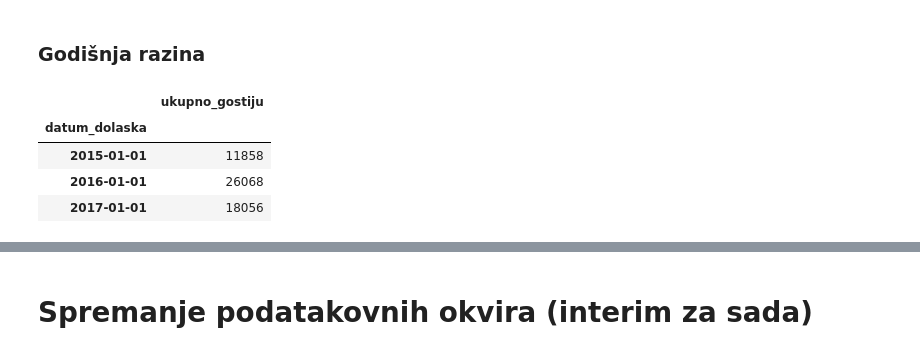
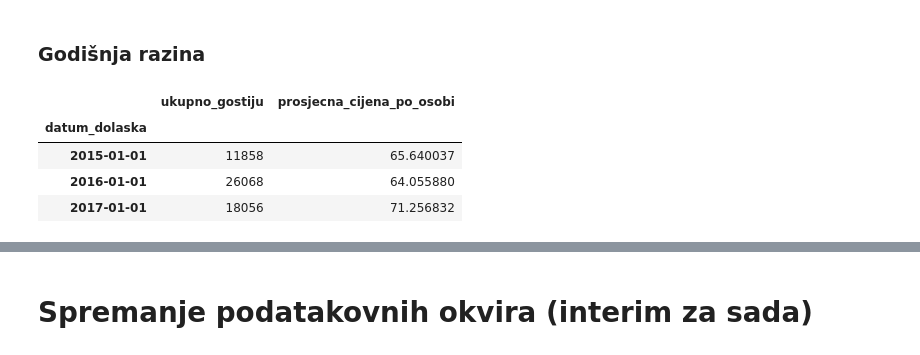
Before and after one commit to MarkoHaralovic/Prediction-of-Hotel-Occupancy, a Jupyter notebook: prediction-of-hotel-occupancy/notebooks/data_preprocessing.ipynb, the cells around one changed output, grey strips where cells are left out. Saved outputs shown, nothing was run; the diff lists cells and outputs as text; code cells hidden in the pictures.

```diff
--- a/prediction-of-hotel-occupancy/notebooks/data_preprocessing.ipynb
+++ b/prediction-of-hotel-occupancy/notebooks/data_preprocessing.ipynb
@@ -93,10 +93,11 @@ data.head()
 # %% [markdown]
 #### Odvajanje na hotel 0 (Resort) te na hotel 1 (City)
 # %%
-dataResort = data[data['hotel_id'] == 0]
-dataCity = data[data['hotel_id'] == 1]
+data_transformed = data.copy()
+dataResort = data_transformed[data_transformed['hotel_id'] == 0]
+dataCity = data_transformed[data_transformed['hotel_id'] == 1]
 
-assert len(dataResort) + len(dataCity) == len(data)
+assert len(dataResort) + len(dataCity) == len(data_transformed)
 # %% [markdown]
 # Stvaranje podatkovnih okvira na dnevnoj, tjednoj, mjesečnoj i godišnjoj razini za oba hotela
 # %% [markdown]
@@ -585,22 +631,27 @@ for index, row in dataResort.iterrows():
     arrival_date = row['datum_dolaska']
     departure_date = arrival_date + pd.Timedelta(days=row['duljina_boravka'])
     number_of_guests = row['ukupno_gostiju']
+    total_price = row['cijena_nocenja']
+    price_per_person_per_night = total_price / number_of_guests
 
     current_month_start = arrival_date.replace(day=1)
-
     while current_month_start <= departure_date.replace(day=1):
         if current_month_start not in monthly_guest_counts_resort_hotel:
-            monthly_guest_counts_resort_hotel[current_month_start] = 0
+            monthly_guest_counts_resort_hotel[current_month_start] = {'ukupno_gostiju': 0, 'cijene_po_osobi': []}
 
-        monthly_guest_counts_resort_hotel[current_month_start] += number_of_guests
+        monthly_guest_counts_resort_hotel[current_month_start]['ukupno_gostiju'] += number_of_guests
+        monthly_guest_counts_resort_hotel[current_month_start]['cijene_po_osobi'].extend([price_per_person_per_night] * number_of_guests)
 
         if current_month_start.month == 12:
             current_month_start = current_month_start.replace(year=current_month_start.year + 1, month=1, day=1)
         else:
             current_month_start = current_month_start.replace(month=current_month_start.month + 1, day=1)
 
-monthly_guest_data_resort = [(date, guests) for date, guests in monthly_guest_counts_resort_hotel.items()]
-NumberOfGuestsMonthlyResort = pd.DataFrame(monthly_guest_data_resort, columns=['datum_dolaska', 'ukupno_gostiju'])
+for date, data in monthly_guest_counts_resort_hotel.items():
+    data['prosjecna_cijena_po_osobi'] = sum(data['cijene_po_osobi']) / len(data['cijene_po_osobi']) if data['cijene_po_osobi'] else 0
+
+monthly_guest_prices_data_resort = [(date, data['ukupno_gostiju'], data['prosjecna_cijena_po_osobi']) for date, data in monthly_guest_counts_resort_hotel.items()]
+NumberOfGuestsMonthlyResort = pd.DataFrame(monthly_guest_prices_data_resort, columns=['datum_dolaska', 'ukupno_gostiju', 'prosjecna_cijena_po_osobi'])
 NumberOfGuestsMonthlyResort = NumberOfGuestsMonthlyResort.sort_values(by='datum_dolaska')
 NumberOfGuestsMonthlyResort = NumberOfGuestsMonthlyResort.set_index('datum_dolaska')
 # %%
@@ -646,26 +701,31 @@ for index, row in dataResort.iterrows():
     arrival_date = row['datum_dolaska']
     departure_date = arrival_date + pd.Timedelta(days=row['duljina_boravka'])
     number_of_guests = row['ukupno_gostiju']
+    total_price = row['cijena_nocenja']
+    price_per_person_per_night = total_price / number_of_guests
 
     current_year_start = arrival_date.replace(month=1, day=1)
-
     while current_year_start.year <= departure_date.year:
         if current_year_start not in yearly_guest_counts_resort_hotel:
-            yearly_guest_counts_resort_hotel[current_year_start] = 0
+            yearly_guest_counts_resort_hotel[current_year_start] = {'ukupno_gostiju': 0, 'cijene_po_osobi': []}
 
-        yearly_guest_counts_resort_hotel[current_year_start] += number_of_guests
+        yearly_guest_counts_resort_hotel[current_year_start]['ukupno_gostiju'] += number_of_guests
+        yearly_guest_counts_resort_hotel[current_year_start]['cijene_po_osobi'].append(price_per_person_per_night)
 
         current_year_start = current_year_start.replace(year=current_year_start.year + 1, month=1, day=1)
 
-yearly_guest_data_resort = [(date, guests) for date, guests in yearly_guest_counts_resort_hotel.items()]
-NumberOfGuestsYearlyResort = pd.DataFrame(yearly_guest_data_resort, columns=['datum_dolaska', 'ukupno_gostiju'])
+for date, data in yearly_guest_counts_resort_hotel.items():
+    data['prosjecna_cijena_po_osobi'] = sum(data['cijene_po_osobi']) / len(data['cijene_po_osobi']) if data['cijene_po_osobi'] else 0
+
+yearly_guest_data_resort = [(date, data['ukupno_gostiju'], data['prosjecna_cijena_po_osobi']) for date, data in yearly_guest_counts_resort_hotel.items()]
+NumberOfGuestsYearlyResort = pd.DataFrame(yearly_guest_data_resort, columns=['datum_dolaska', 'ukupno_gostiju', 'prosjecna_cijena_po_osobi'])
 NumberOfGuestsYearlyResort = NumberOfGuestsYearlyResort.sort_values(by='datum_dolaska')
 NumberOfGuestsYearlyResort = NumberOfGuestsYearlyResort.set_index('datum_dolaska')
 # %%
-NumberOfGuestsYearlyResort.head(5)
+NumberOfGuestsYearlyResort.head()
 # %% [output]
-|  | ukupno_gostiju |
-| datum_dolaska |  |
-| 2015-01-01 | 11858 |
-| 2016-01-01 | 26068 |
-| 2017-01-01 | 18056 |
+|  | ukupno_gostiju | prosjecna_cijena_po_osobi |
+| datum_dolaska |  |  |
+| 2015-01-01 | 11858 | 65.640037 |
+| 2016-01-01 | 26068 | 64.055880 |
+| 2017-01-01 | 18056 | 71.256832 |
```
Also changed, not shown: parts of 37 cells of this notebook, 26 other files.
